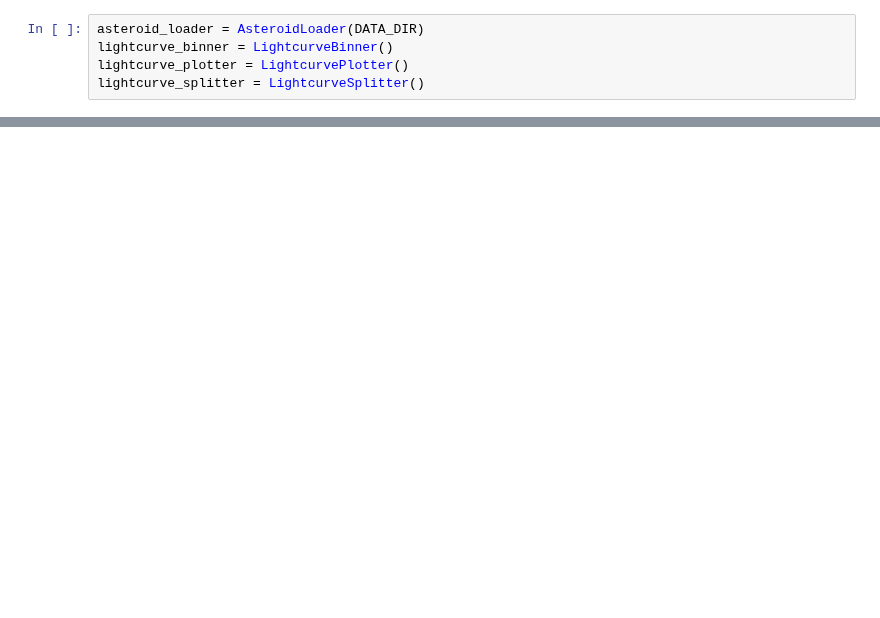
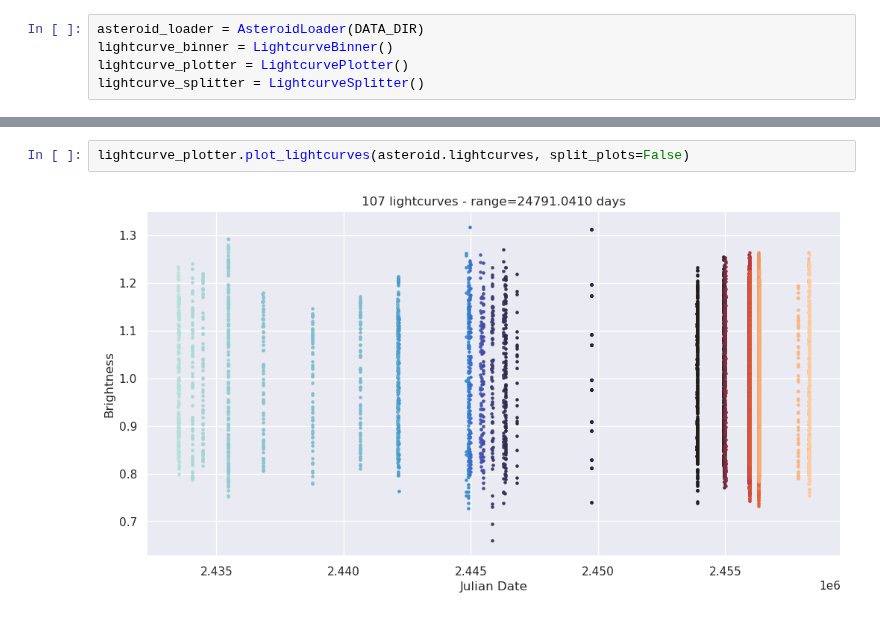
Before and after one commit to Vosloo/asteroid-lightcurves, a Jupyter notebook: notebooks/stats.ipynb, the cells around one changed output, grey strips where cells are left out. Saved outputs shown, nothing was run; the diff lists cells and outputs as text; blank space fills up the shorter version.

```diff
--- a/notebooks/stats.ipynb
+++ b/notebooks/stats.ipynb
@@ -60,0 +58,4 @@ splitted
+# %%
+lightcurve_plotter.plot_lightcurves(asteroid.lightcurves, split_plots=False)
+# %% [output]
+[figure, added]
```
Also changed, not shown: parts of 16 cells of this notebook, 14 other files.
